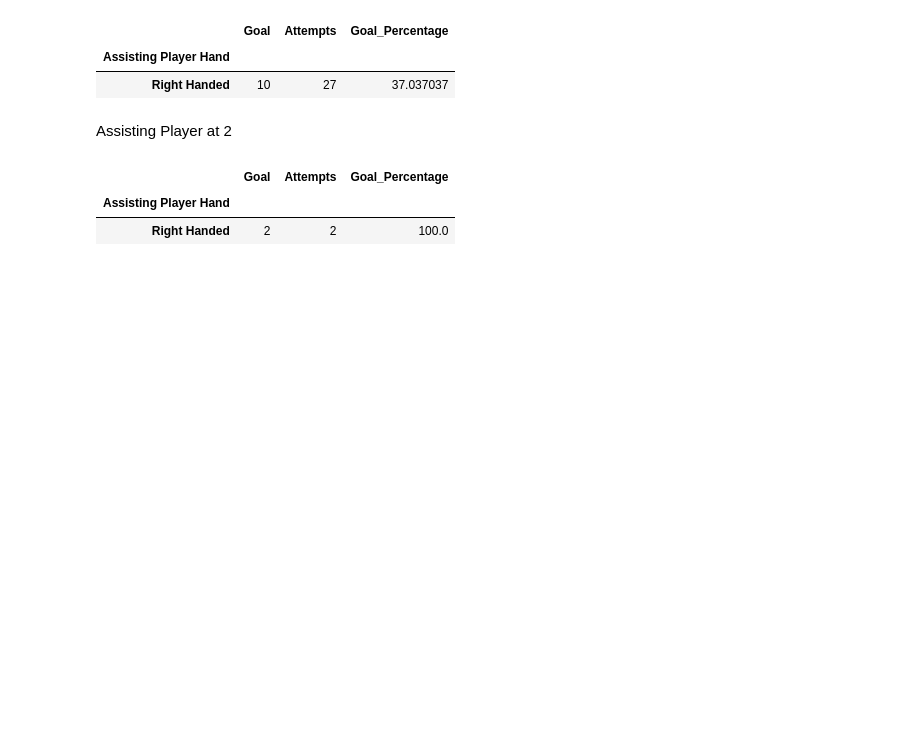
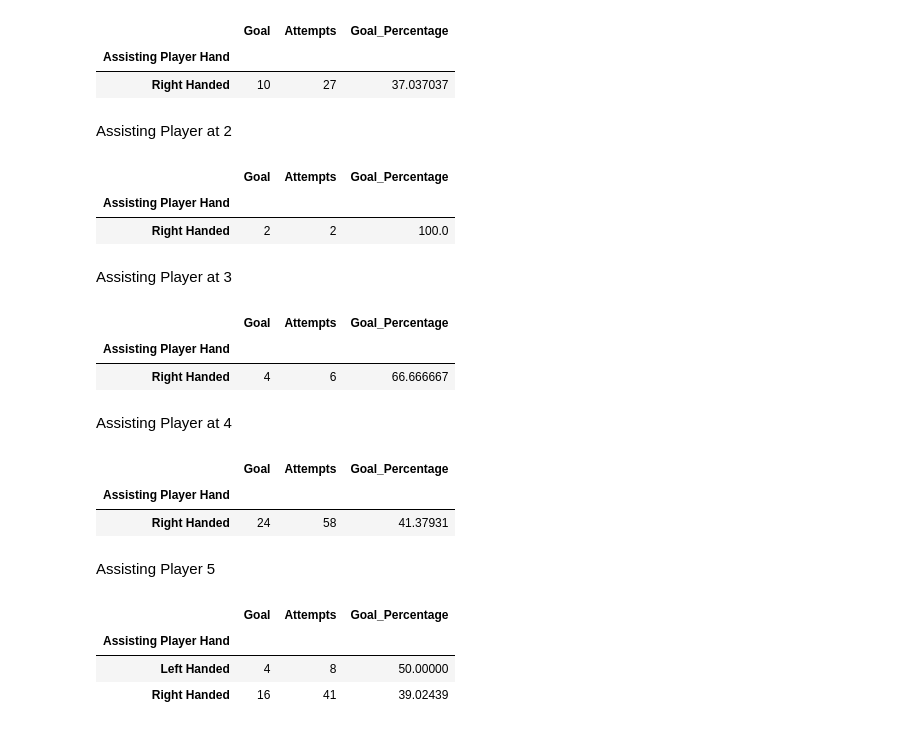
Before and after one commit to kevinshen1101/Water-Polo-Analytics, a Jupyter notebook: final_report/final_analysis.ipynb, the cells around one changed output. Saved outputs shown, nothing was run; the diff lists cells and outputs as text; code cells hidden in the pictures; blank space fills up the shorter version.

```diff
--- a/final_report/final_analysis.ipynb
+++ b/final_report/final_analysis.ipynb
@@ -509,3 +513,28 @@ hand_assist_percentage(df,2)
 |  | Goal | Attempts | Goal_Percentage |
 | Assisting Player Hand |  |  |  |
 | Right Handed | 2 | 2 | 100.0 |
+# %% [markdown]
+Assisting Player at 3
+# %%
+hand_assist_percentage(df,3)
+# %% [output]
+|  | Goal | Attempts | Goal_Percentage |
+| Assisting Player Hand |  |  |  |
+| Right Handed | 4 | 6 | 66.666667 |
+# %% [markdown]
+Assisting Player at 4
+# %%
+hand_assist_percentage(df, 4)
+# %% [output]
+|  | Goal | Attempts | Goal_Percentage |
+| Assisting Player Hand |  |  |  |
+| Right Handed | 24 | 58 | 41.37931 |
+# %% [markdown]
+Assisting Player 5
+# %%
+hand_assist_percentage(df, 5)
+# %% [output]
+|  | Goal | Attempts | Goal_Percentage |
+| Assisting Player Hand |  |  |  |
+| Left Handed | 4 | 8 | 50.00000 |
+| Right Handed | 16 | 41 | 39.02439 |
```
Also changed, not shown: parts of 11 cells of this notebook.
